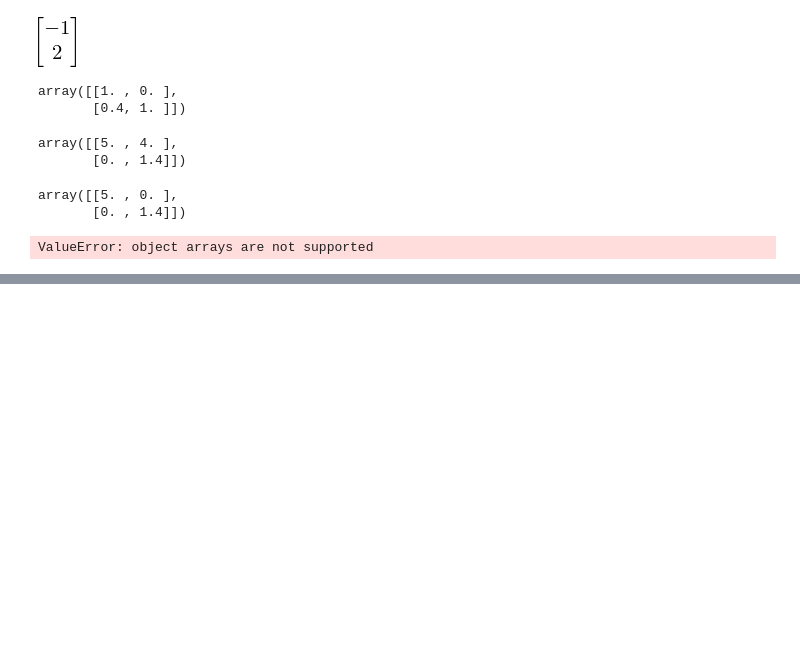
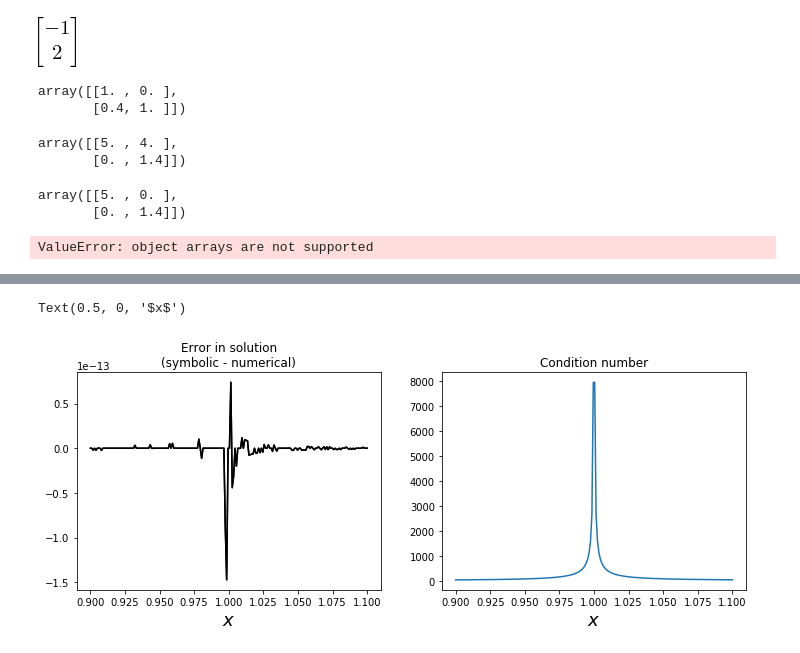
Before and after one commit to SamMachariaPhD/Numerical_Python, a Jupyter notebook: Chapter 5 -- Equation Solving.ipynb, the cells around one changed output, grey strips where cells are left out. Drawn from its saved outputs; the diff is of its cells as text; code cells hidden in the pictures; blank space fills up the shorter version.

```diff
--- a/Chapter 5 -- Equation Solving.ipynb
+++ b/Chapter 5 -- Equation Solving.ipynb
@@ -88,0 +97,32 @@ ValueError: object arrays are not supported
+# %%
+# Symbolic problem specification
+p = sympy.symbols("p", positive=True)
+A = sympy.Matrix([[1,sympy.sqrt(p)],[1,1/sympy.sqrt(p)]])
+b = sympy.Matrix([1,2])
+
+# Solve symbolically
+x_sym_sol = A.solve(b)
+Acond = A.condition_number().simplify()
+
+# Numerical problem specification
+AA = lambda p: np.array([[1,np.sqrt(p)],[1,1/np.sqrt(p)]])
+bb = np.array([1,2])
+x_num_sol = lambda p: np.linalg.solve(AA(p),bb)
+
+# Graph the difference between the symbolic (exact) and numerical results.
+fig, axes = plt.subplots(1,2,figsize=(12,4))
+
+p_vec = np.linspace(0.9,1.1,200)
+for n in range(2):
+    x_sym = np.array([x_sym_sol[n].subs(p,pp).evalf() for pp in p_vec])
+    x_num = np.array([x_num_sol(pp)[n] for pp in p_vec])
+    axes[0].plot(p_vec, (x_num - x_sym)/x_sym, 'k')
+axes[0].set_title("Error in solution\n(symbolic - numerical)")
+axes[0].set_xlabel(r'$x$', fontsize=18)
+
+axes[1].plot(p_vec, [Acond.subs(p,pp).evalf() for pp in p_vec])
+axes[1].set_title("Condition number")
+axes[1].set_xlabel(r'$x$', fontsize=18)
+# %% [output]
+Text(0.5, 0, '$x$')
+[figure, added]
```
Also changed, not shown: parts of 15 cells of this notebook.
